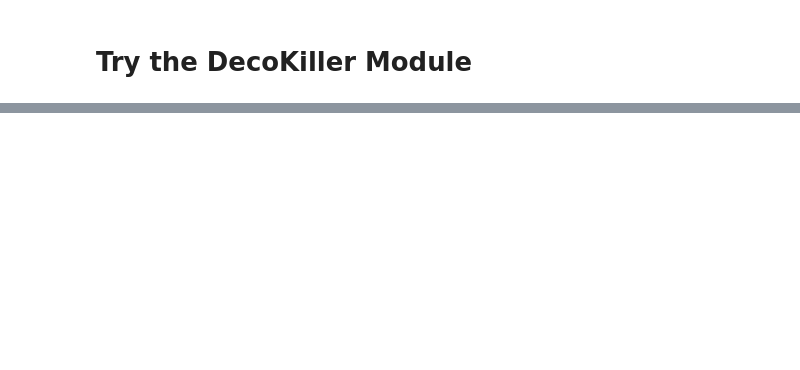
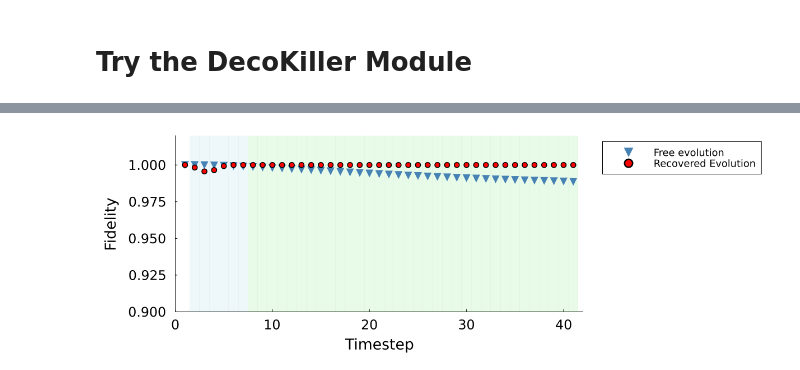
Before and after one commit to fedesss98/shooting-decoherences, a Jupyter notebook: notebooks/04-fede-try-module.ipynb, the cells around one changed output, grey strips where cells are left out. Drawn from its saved outputs; the diff is of its cells as text; code cells hidden in the pictures; blank space fills up the shorter version.

```diff
--- a/notebooks/04-fede-try-module.ipynb
+++ b/notebooks/04-fede-try-module.ipynb
@@ -108,0 +311,46 @@ state.noise_guess, state.c1, state.c2 = update_noise_guess(
+# %%
+intervals_a, intervals_b = get_dual_intervals(state.choice.c1[1:end-1])
+p = plot(
+    ylim=[0.9, 1.02], xlim=[0, 42.0], size=(1200, 400), legend=:outertopright,
+    titlefontsize=18,
+    guidefontsize=18,
+    tickfontsize=16,
+    legendfontsize=12,
+    grid=false,
+    left_margin = 10mm,
+    bottom_margin = 9mm
+)
+
+l=0
+# for (start_idx, end_idx) in intervals_a
+#     vspan!(p, [start_idx, end_idx], color=:green, alpha=0.2, label= l > 0 ? "" : "Choice Ωa")
+#     l += 1  # display the label once
+# end
+# l = 0
+# for (start_idx, end_idx) in intervals_b
+#     vspan!(p, [start_idx, end_idx], color=:orange, alpha=0.2, label= l > 0 ? "" : "Choice Ωb")
+#     l += 1  # display the label once
+# end
+# vline!(p, collect(0:length(logs.ref_fidelities)) .+ 1.5, linestyle=:dash, color=:lightgrey, lw=1, label=nothing)
+
+for i in 1:(length(state.choice.current_choices)-1)
+	band_color = state.choice.current_choices[i] == 1 ? :lightblue : :lightgreen
+
+	vspan!(p, [i+0.5, i+1.5], color=band_color, alpha=0.2, label=nothing)
+end
+
+scatter!(
+        [[1.0; logs.ref_fidelities] [1.0; logs.fidelities]],
+        labels=["Free evolution" "Recovered Evolution"],
+        xlabel="Timestep", ylabel="Fidelity",
+        shape = [:dtriangle :circle],
+        markercolor = [:steelblue :red],
+        markerstrokecolor = [:steelblue :transparent],
+        markerstrokewidth = 2, markersize = [7 5],
+)
+
+savefig(p, "../visualization/adaptive_recovery_ampdamp_phasedamp.png")
+savefig(p, "../visualization/adaptive_recovery_ampdamp_phasedamp.pdf")
+display(p)
+# %% [output]
+[figure, added]
```
Also changed, not shown: parts of 31 cells of this notebook, 1 other file.
